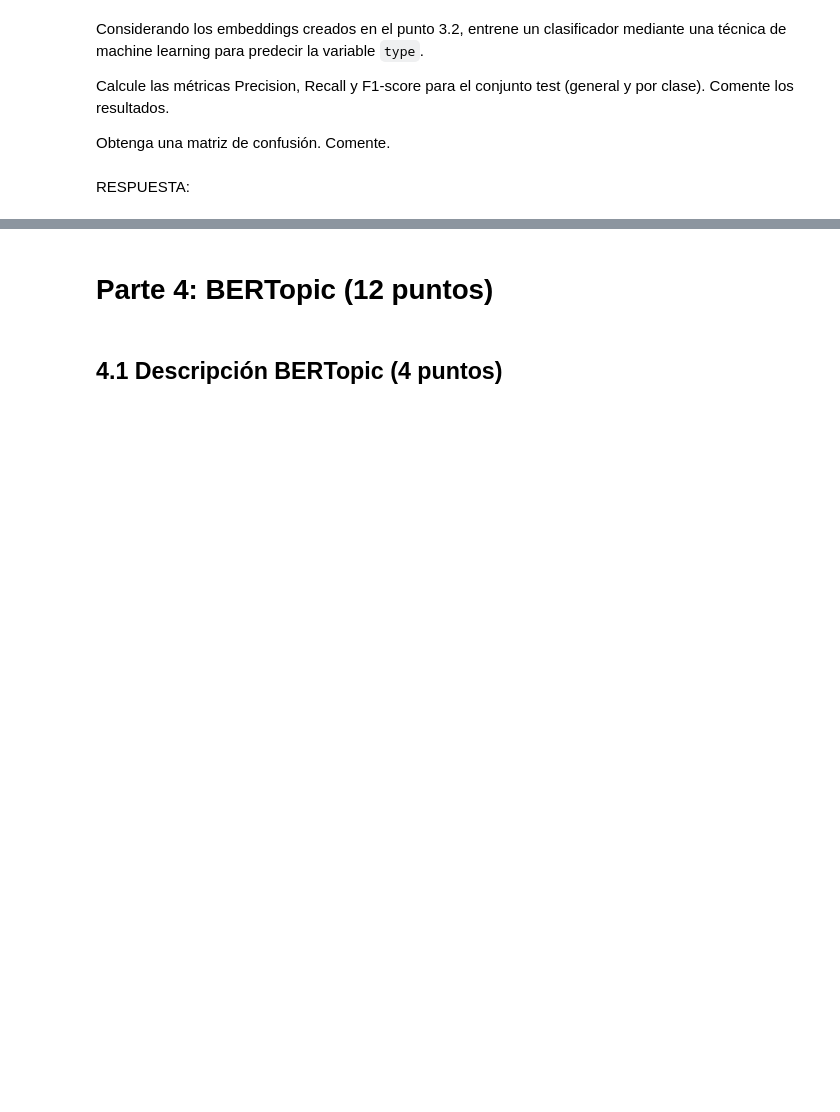
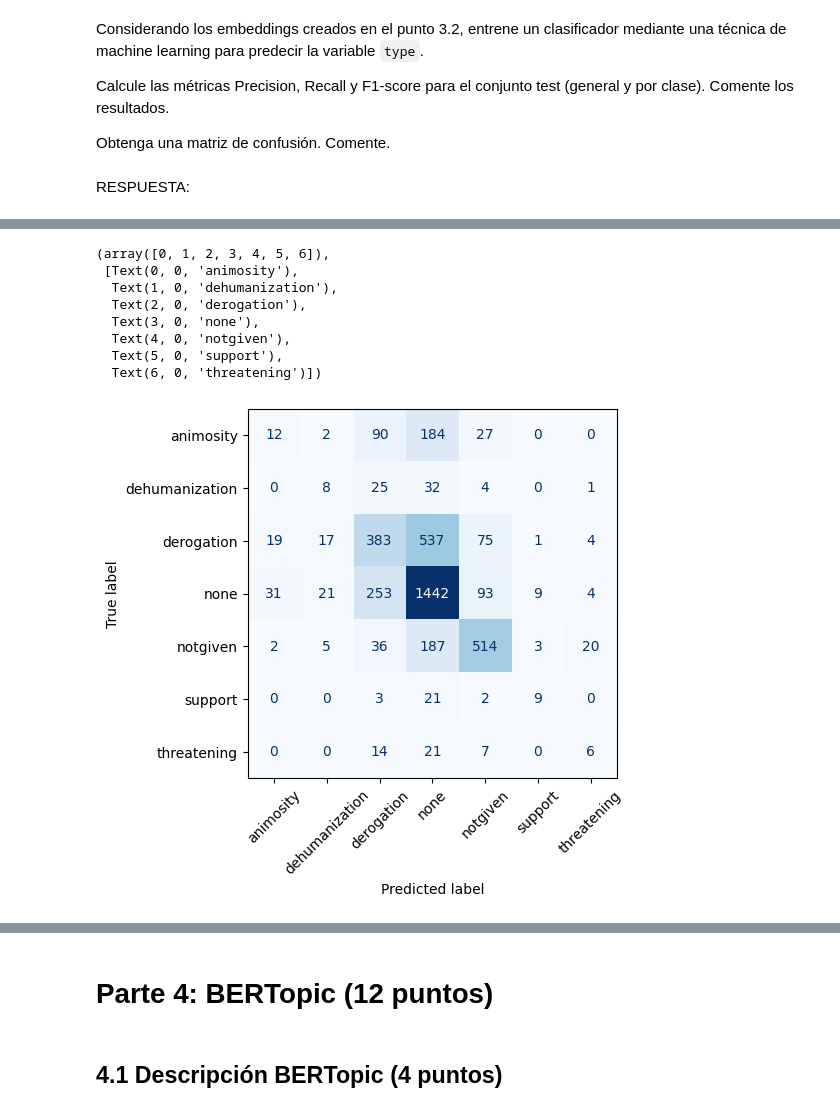
Before and after one commit to Larraguibel/NLP-projects, a Jupyter notebook: Tarea-2/P3_T2.ipynb, the cells around one changed output, grey strips where cells are left out. Saved outputs shown, nothing was run; the diff lists cells and outputs as text; code cells hidden in the pictures; blank space fills up the shorter version.

```diff
--- a/Tarea-2/P3_T2.ipynb
+++ b/Tarea-2/P3_T2.ipynb
@@ -501,3 +511,11 @@ Calcule las métricas Precision, Recall y F1-score para el conjunto test (genera
 Obtenga una matriz de confusión. Comente.
 # %% [markdown]
 RESPUESTA:
+# %%
+# Import random forest
+from sklearn.linear_model import LogisticRegression
+lr = LogisticRegression(max_iter=1000)
+y_train = df_train['type'].values
+y_test = df_test['type'].values
+clf = lr.fit(train_emb, y_train)
+clf.score(test_emb, y_test)
@@ -503,0 +541,15 @@ RESPUESTA:
+# %%
+from sklearn.metrics import ConfusionMatrixDisplay
+
+cm = ConfusionMatrixDisplay.from_estimator(clf, test_emb, y_test, cmap='Blues', colorbar=False)
+plt.xticks(rotation=45)
+# %% [output]
+(array([0, 1, 2, 3, 4, 5, 6]),
+ [Text(0, 0, 'animosity'),
+  Text(1, 0, 'dehumanization'),
+  Text(2, 0, 'derogation'),
+  Text(3, 0, 'none'),
+  Text(4, 0, 'notgiven'),
+  Text(5, 0, 'support'),
+  Text(6, 0, 'threatening')])
+[figure, added]
```
Also changed, not shown: parts of 9 cells of this notebook.
